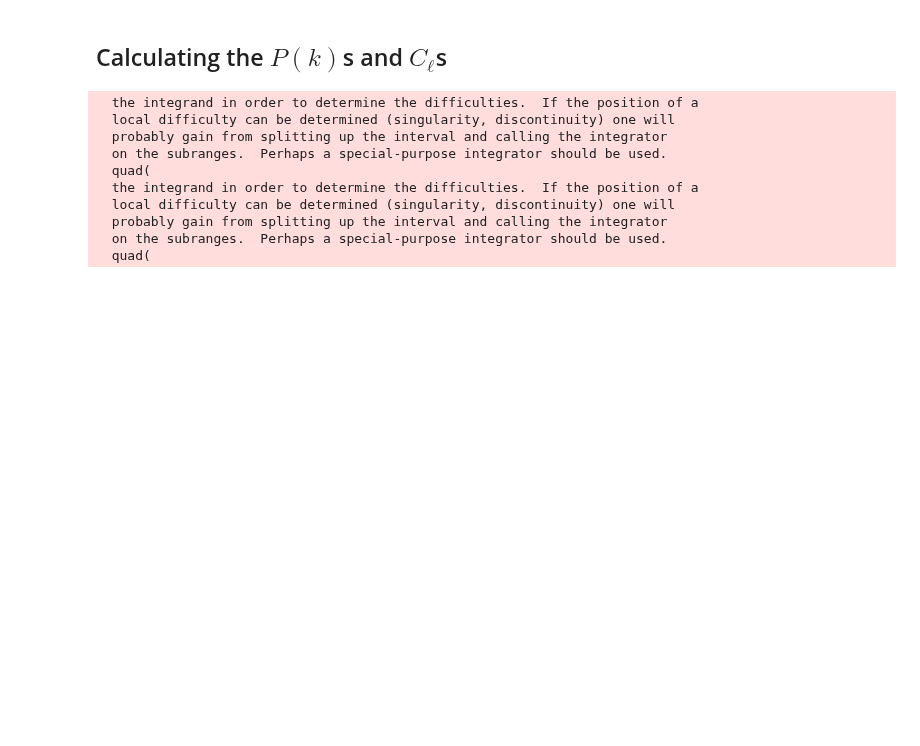
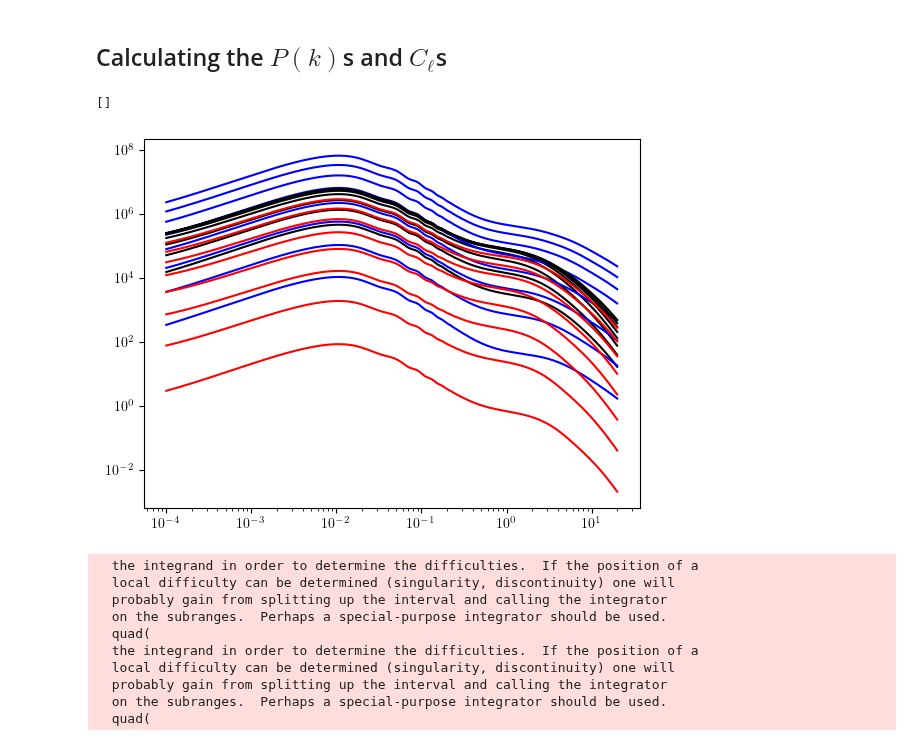
Before and after one commit to Cosmotheka/Cosmotheka_likelihoods, a Jupyter notebook: papers/ROSATx/Cls.ipynb, the cells around one changed output. Cells and saved outputs as stored; diff of their text form; code cells hidden in the pictures; blank space fills up the shorter version.

```diff
--- a/papers/ROSATx/Cls.ipynb
+++ b/papers/ROSATx/Cls.ipynb
@@ -95,5 +104,23 @@ x_nfw = xtot_nfw.real(cosmo, r, M, a, mdef)
 # %% [markdown]
 ## Calculating the $P(k)$s and $C_\ell$s
+# %%
+k_arr = np.geomspace(1e-4, 20, 256)
+a_arr = np.linspace(0.3,1,8)
+# %%
+pk_he = ccl.halos.halomod_power_spectrum(cosmo, hmc, k_arr, a_arr, dmat, prof2=xtot_he)
+# %%
+pk_bg = ccl.halos.halomod_power_spectrum(cosmo, hmc, k_arr, a_arr, dmat, prof2=xtot_bg)
+# %%
+pk_nfw = ccl.halos.halomod_power_spectrum(cosmo, hmc, k_arr, a_arr, dmat, prof2=xtot_nfw)
+# %%
+for ia, a in enumerate(a_arr):
+    plt.plot(k_arr, pk_bg[ia], 'k-')
+    plt.plot(k_arr, pk_he[ia], 'r-')
+    plt.plot(k_arr, pk_nfw[ia], 'b-')
+plt.loglog()
+# %% [output]
+[]
+[figure, added]
 # %%
 k_arr = np.geomspace(1e-4,1e2,256)
 a_arr = np.linspace(0.3,1,8)
```
Also changed, not shown: parts of 8 cells of this notebook, 4 other files.
